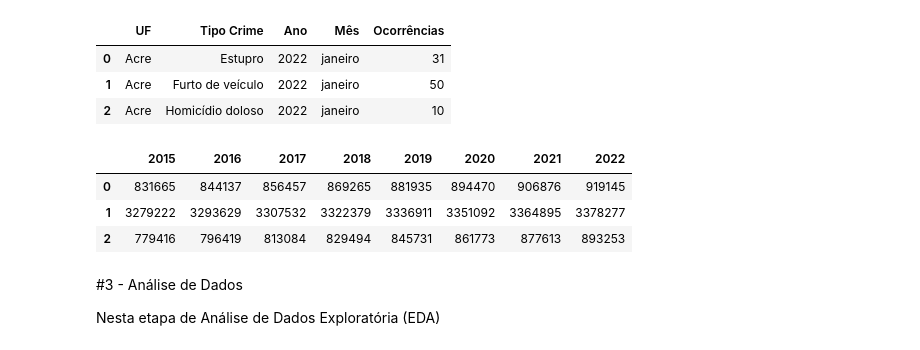
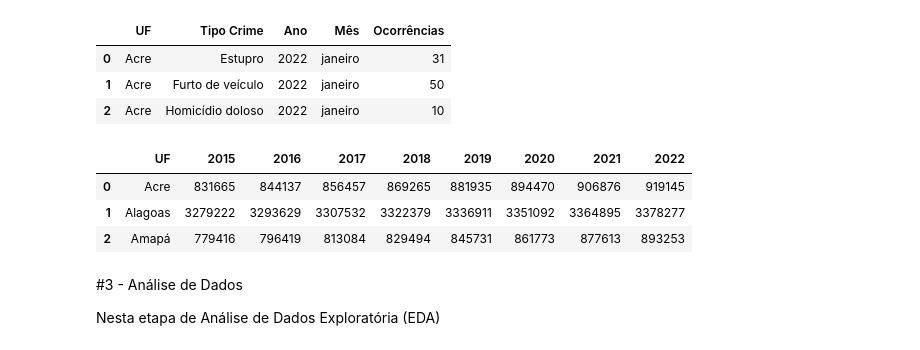
Before and after one commit to Marcelo-Silvestre/Analise_Dados_Boas_Praticas_PUCRIO, a Jupyter notebook: Notebooks/MVP_Análise_de_Dados_e_Boas_Práticas_(4052025001857).ipynb, the cells around one changed output. Drawn from its saved outputs; the diff is of its cells as text; code cells hidden in the pictures.

```diff
--- a/Notebooks/MVP_Análise_de_Dados_e_Boas_Práticas_(4052025001857).ipynb
+++ b/Notebooks/MVP_Análise_de_Dados_e_Boas_Práticas_(4052025001857).ipynb
@@ -62,14 +62,14 @@ df_base_criminal.head(3)
 # %%
 #importação da base de dados popucionais do IBGE (2010-2060)
 df_pop = pd.read_excel('https://raw.githubusercontent.com/Marcelo-Silvestre/Analise_Dados_Boas_Praticas_PUCRIO/main/Arquivos/IBGE_populacao__2010_2060.xlsx')
 #seleção e visualização do intervalo de dados a ser utilizado da base populacional
-df_base_pop = df_pop.iloc[:,6:14]
+df_base_pop = df_pop.iloc[:,[0]+list(range(6,14))]
 df_base_pop.head(3)
 # %% [output]
-|  | 2015 | 2016 | 2017 | 2018 | 2019 | 2020 | 2021 | 2022 |
-| 0 | 831665 | 844137 | 856457 | 869265 | 881935 | 894470 | 906876 | 919145 |
-| 1 | 3279222 | 3293629 | 3307532 | 3322379 | 3336911 | 3351092 | 3364895 | 3378277 |
-| 2 | 779416 | 796419 | 813084 | 829494 | 845731 | 861773 | 877613 | 893253 |
+|  | UF | 2015 | 2016 | 2017 | 2018 | 2019 | 2020 | 2021 | 2022 |
+| 0 | Acre | 831665 | 844137 | 856457 | 869265 | 881935 | 894470 | 906876 | 919145 |
+| 1 | Alagoas | 3279222 | 3293629 | 3307532 | 3322379 | 3336911 | 3351092 | 3364895 | 3378277 |
+| 2 | Amapá | 779416 | 796419 | 813084 | 829494 | 845731 | 861773 | 877613 | 893253 |
 # %% [markdown]
 #3 - Análise de Dados
 
```
